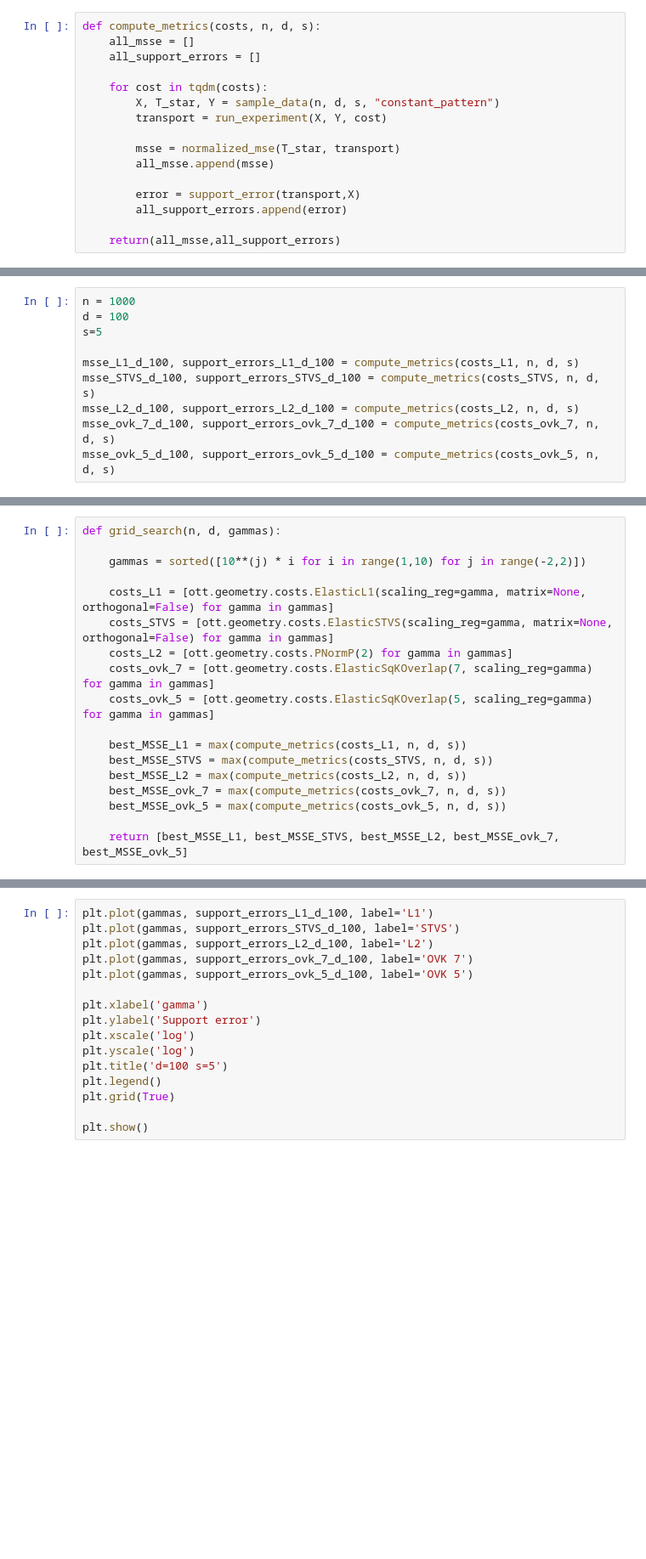
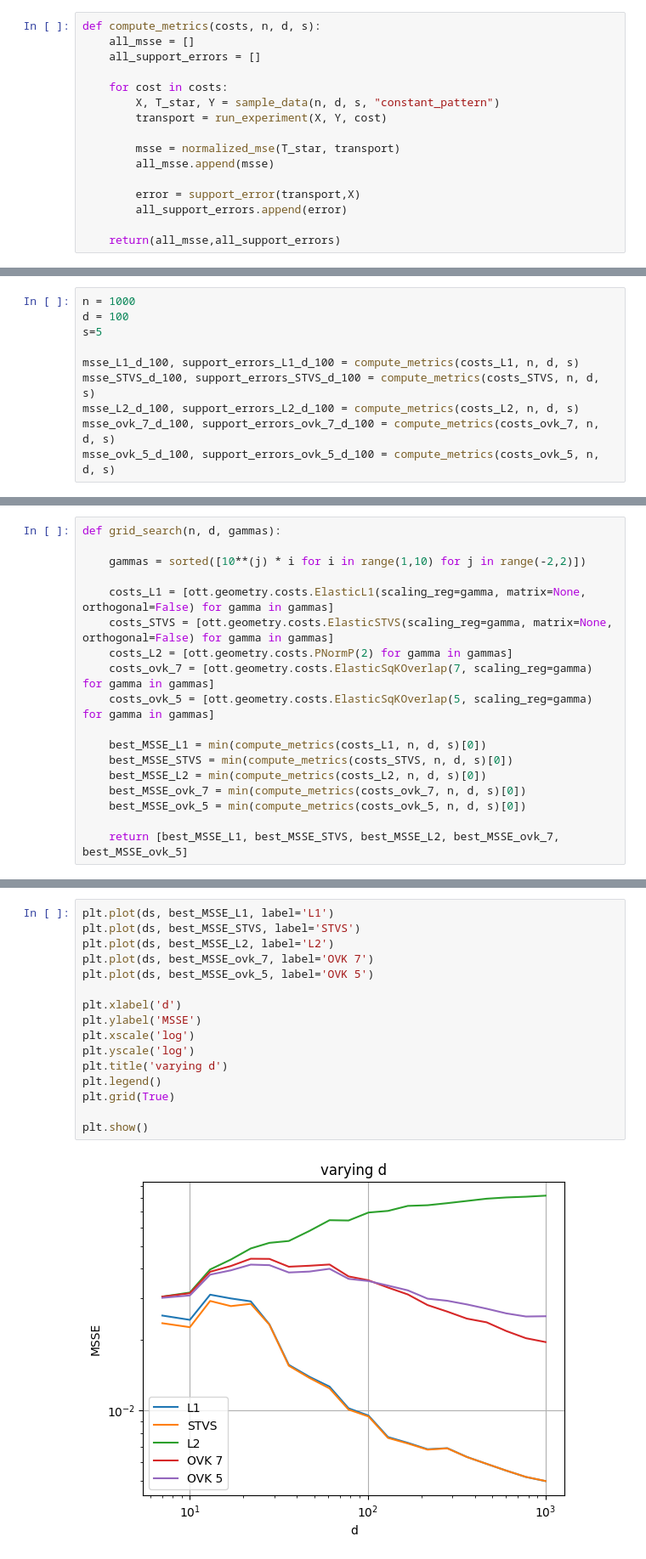
Before and after one commit to corentinpla/OTT-project, a Jupyter notebook: Tutorial.ipynb, the cells around one changed output, grey strips where cells are left out. Shown: that part at 85% size. Drawn from its saved outputs; the diff is of its cells as text; blank space fills up the shorter version.

```diff
--- a/Tutorial.ipynb
+++ b/Tutorial.ipynb
@@ -129,7 +130,7 @@ def compute_metrics(costs, n, d, s):
     all_msse = []
     all_support_errors = []
 
-    for cost in tqdm(costs):
+    for cost in costs:
         X, T_star, Y = sample_data(n, d, s, "constant_pattern")
         transport = run_experiment(X, Y, cost)
 
@@ -293,11 +298,11 @@ def grid_search(n, d, gammas):
     costs_ovk_7 = [ott.geometry.costs.ElasticSqKOverlap(7, scaling_reg=gamma) for gamma in gammas]
     costs_ovk_5 = [ott.geometry.costs.ElasticSqKOverlap(5, scaling_reg=gamma) for gamma in gammas]
 
-    best_MSSE_L1 = max(compute_metrics(costs_L1, n, d, s))
-    best_MSSE_STVS = max(compute_metrics(costs_STVS, n, d, s))
-    best_MSSE_L2 = max(compute_metrics(costs_L2, n, d, s))
-    best_MSSE_ovk_7 = max(compute_metrics(costs_ovk_7, n, d, s))
-    best_MSSE_ovk_5 = max(compute_metrics(costs_ovk_5, n, d, s))
+    best_MSSE_L1 = min(compute_metrics(costs_L1, n, d, s)[0])
+    best_MSSE_STVS = min(compute_metrics(costs_STVS, n, d, s)[0])
+    best_MSSE_L2 = min(compute_metrics(costs_L2, n, d, s)[0])
+    best_MSSE_ovk_7 = min(compute_metrics(costs_ovk_7, n, d, s)[0])
+    best_MSSE_ovk_5 = min(compute_metrics(costs_ovk_5, n, d, s)[0])
 
     return [best_MSSE_L1, best_MSSE_STVS, best_MSSE_L2, best_MSSE_ovk_7, best_MSSE_ovk_5]
 # %%
@@ -320,18 +326,20 @@ for d in tqdm(ds) :
     best_MSSE_ovk_7.append(bests_MSE[3])
     best_MSSE_ovk_5.append(bests_MSE[4])
 # %%
-plt.plot(gammas, support_errors_L1_d_100, label='L1')
-plt.plot(gammas, support_errors_STVS_d_100, label='STVS')
-plt.plot(gammas, support_errors_L2_d_100, label='L2')
-plt.plot(gammas, support_errors_ovk_7_d_100, label='OVK 7')
-plt.plot(gammas, support_errors_ovk_5_d_100, label='OVK 5')
+plt.plot(ds, best_MSSE_L1, label='L1')
+plt.plot(ds, best_MSSE_STVS, label='STVS')
+plt.plot(ds, best_MSSE_L2, label='L2')
+plt.plot(ds, best_MSSE_ovk_7, label='OVK 7')
+plt.plot(ds, best_MSSE_ovk_5, label='OVK 5')
 
-plt.xlabel('gamma')
-plt.ylabel('Support error')
+plt.xlabel('d')
+plt.ylabel('MSSE')
 plt.xscale('log')
 plt.yscale('log')
-plt.title('d=100 s=5')
+plt.title('varying d')
 plt.legend()
 plt.grid(True)
 
 plt.show()
+# %% [output]
+[figure, added]
```
Also changed, not shown: parts of 6 cells of this notebook.
